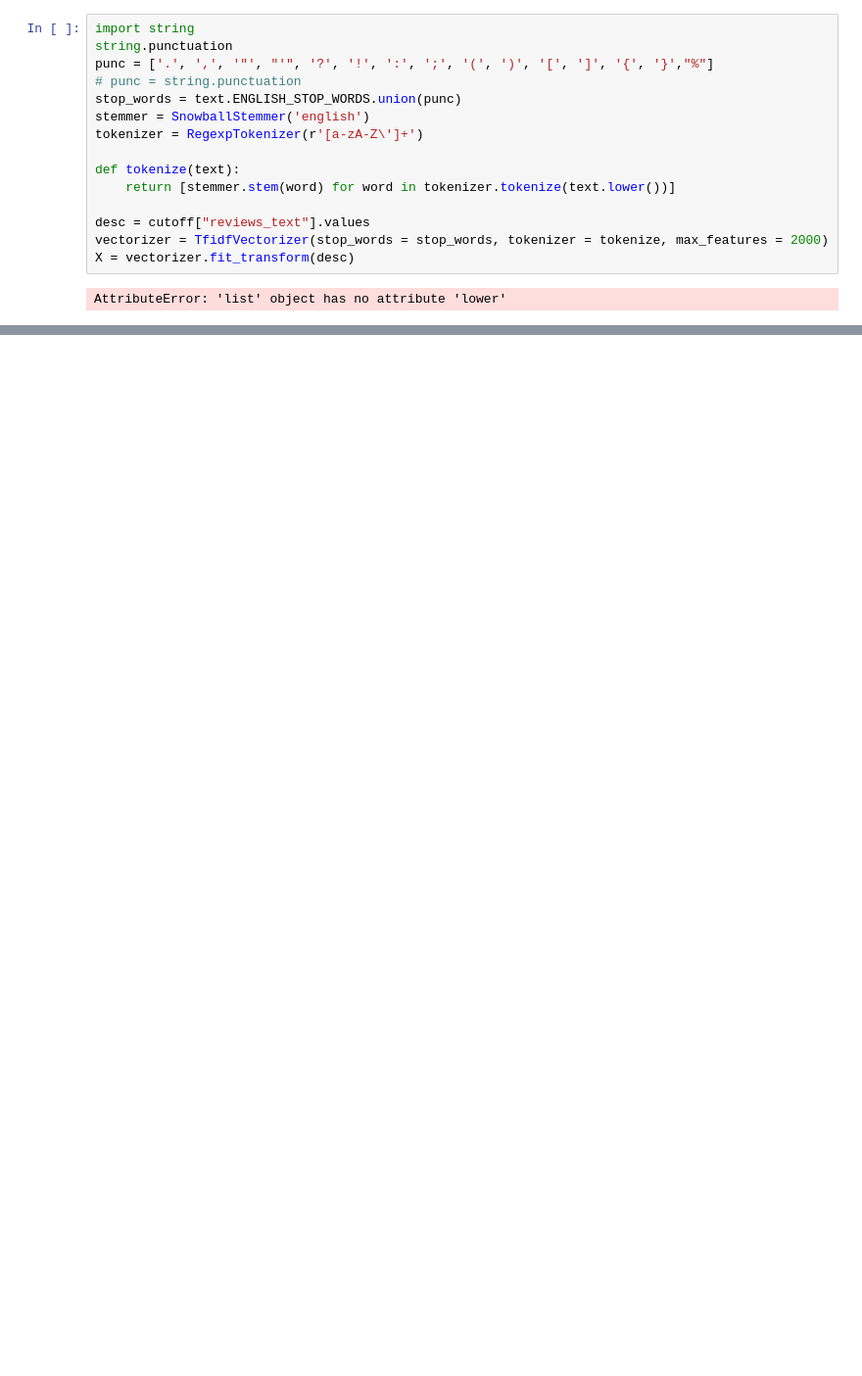
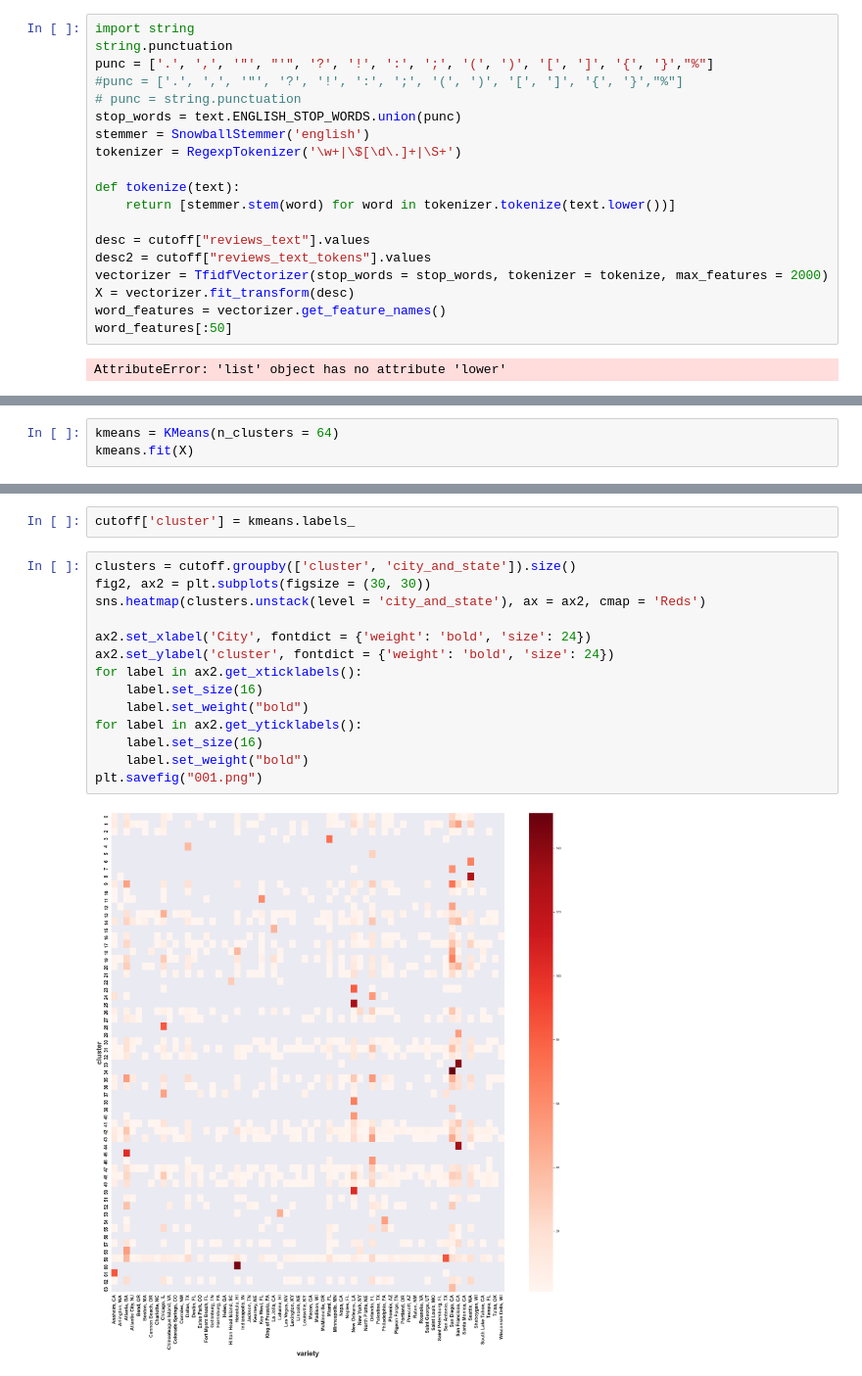
Before and after one commit to ShimsyV/Tripadvisor_review, a Jupyter notebook: Machine_learning_try1.ipynb, the cells around one changed output, grey strips where cells are left out. Shown at 98% size. Drawn from its saved outputs; the diff is of its cells as text; blank space fills up the shorter version.

Commit message:
preliminary clustering study completed

```diff
--- a/Machine_learning_try1.ipynb
+++ b/Machine_learning_try1.ipynb
@@ -111,17 +100,21 @@ cutoff.head()
 import string
 string.punctuation
 punc = ['.', ',', '"', "'", '?', '!', ':', ';', '(', ')', '[', ']', '{', '}',"%"]
+#punc = ['.', ',', '"', '?', '!', ':', ';', '(', ')', '[', ']', '{', '}',"%"]
 # punc = string.punctuation
 stop_words = text.ENGLISH_STOP_WORDS.union(punc)
 stemmer = SnowballStemmer('english')
-tokenizer = RegexpTokenizer(r'[a-zA-Z\']+')
+tokenizer = RegexpTokenizer('\w+|\$[\d\.]+|\S+')
 
 def tokenize(text):
     return [stemmer.stem(word) for word in tokenizer.tokenize(text.lower())]
 
 desc = cutoff["reviews_text"].values
+desc2 = cutoff["reviews_text_tokens"].values
 vectorizer = TfidfVectorizer(stop_words = stop_words, tokenizer = tokenize, max_features = 2000)
 X = vectorizer.fit_transform(desc)
+word_features = vectorizer.get_feature_names()
+word_features[:50]
 # %% [output]
 AttributeError: 'list' object has no attribute 'lower'
 # %%
@@ -139,0 +125,3 @@ string.punctuation
+# %%
+kmeans = KMeans(n_clusters = 64)
+kmeans.fit(X)
@@ -139,0 +152,18 @@ string.punctuation
+# %%
+cutoff['cluster'] = kmeans.labels_
+# %%
+clusters = cutoff.groupby(['cluster', 'city_and_state']).size()
+fig2, ax2 = plt.subplots(figsize = (30, 30))
+sns.heatmap(clusters.unstack(level = 'city_and_state'), ax = ax2, cmap = 'Reds')
+
+ax2.set_xlabel('City', fontdict = {'weight': 'bold', 'size': 24})
+ax2.set_ylabel('cluster', fontdict = {'weight': 'bold', 'size': 24})
+for label in ax2.get_xticklabels():
+    label.set_size(16)
+    label.set_weight("bold")
+for label in ax2.get_yticklabels():
+    label.set_size(16)
+    label.set_weight("bold")
+plt.savefig("001.png")
+# %% [output]
+[figure, added]
```
Also changed, not shown: parts of 10 cells of this notebook, 1 other file.
